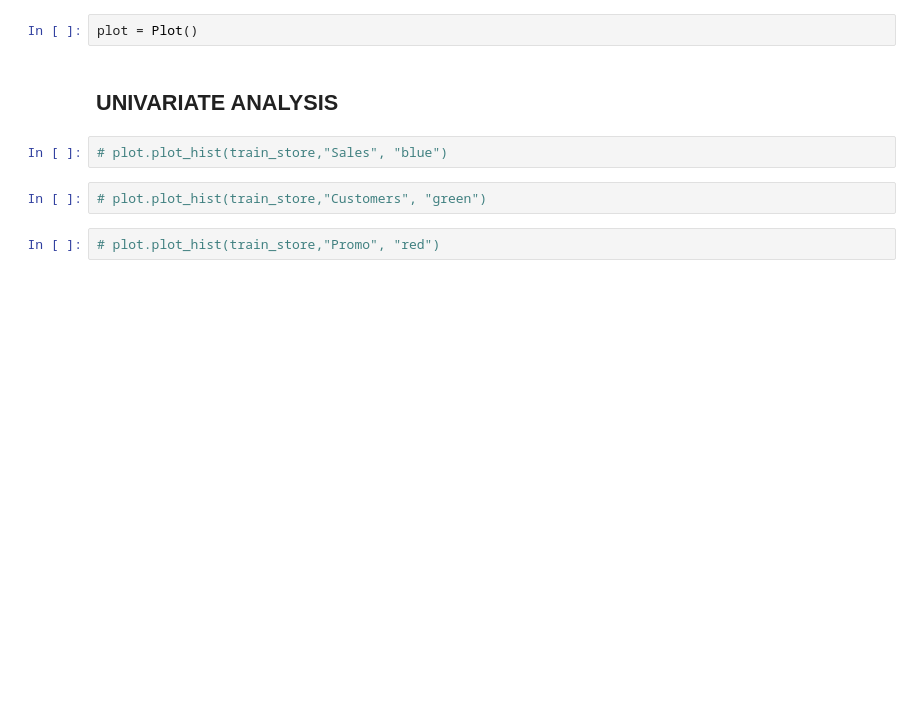
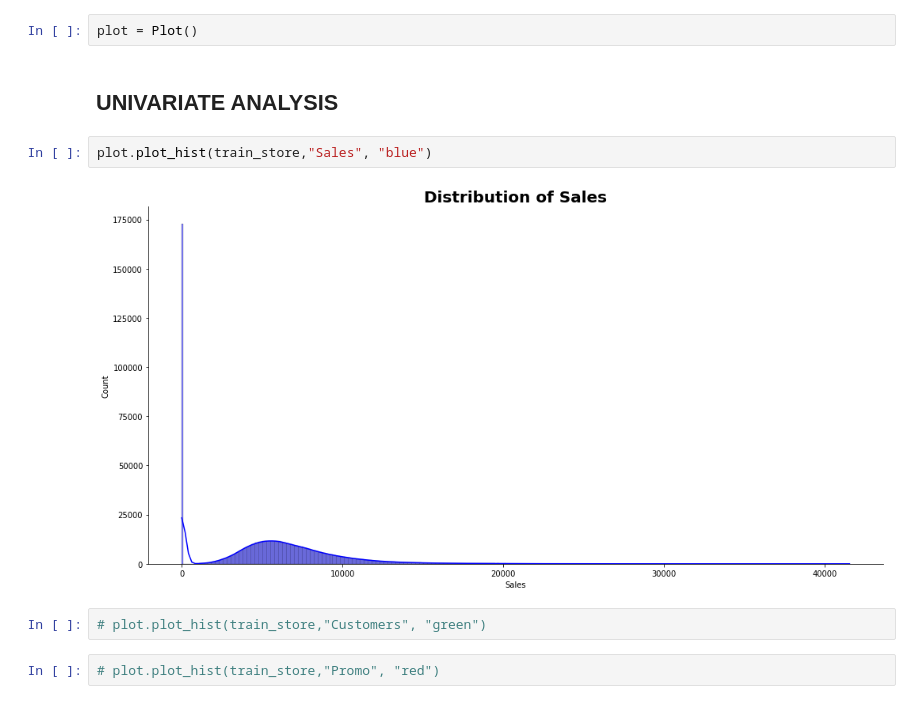
Before and after one commit to RYees/Pharmaceutical_Sales_prediction, a Jupyter notebook: notebooks/Exploration_data_analysis.ipynb, the cells around one changed output. Cells and saved outputs as stored; diff of their text form; blank space fills up the shorter version.

```diff
--- a/notebooks/Exploration_data_analysis.ipynb
+++ b/notebooks/Exploration_data_analysis.ipynb
@@ -113,7 +117,9 @@ plot = Plot()
 # %% [markdown]
 ## UNIVARIATE ANALYSIS
 # %%
-# plot.plot_hist(train_store,"Sales", "blue")
+plot.plot_hist(train_store,"Sales", "blue")
+# %% [output]
+[figure, added]
 # %%
 # plot.plot_hist(train_store,"Customers", "green")
 # %%
```
Also changed, not shown: parts of 18 cells of this notebook, 3 other files.
